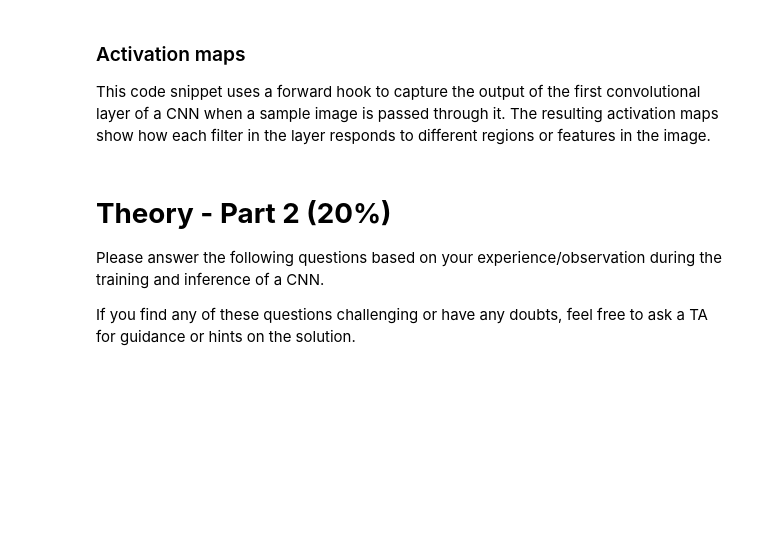
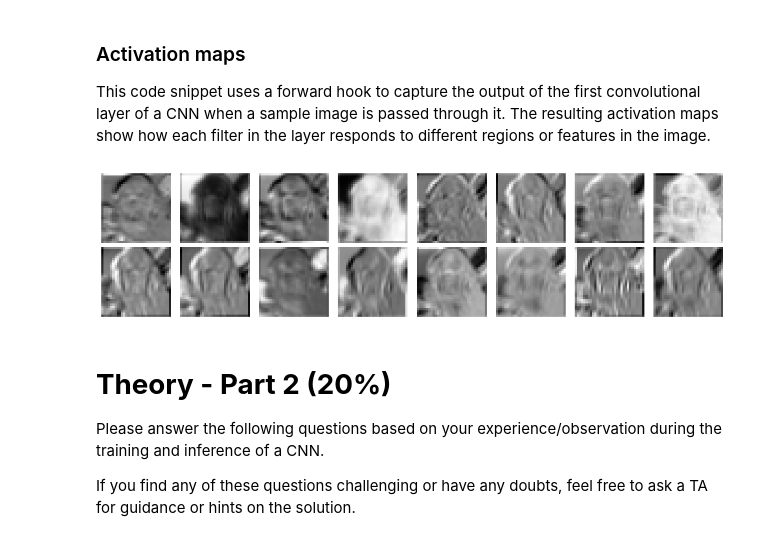
Before and after one commit to vita-epfl/DLAV-2025, a Jupyter notebook: graded_homework/hw1/CNN Exercise.ipynb, the cells around one changed output. Drawn from its saved outputs; the diff is of its cells as text; code cells hidden in the pictures; blank space fills up the shorter version.

```diff
--- a/graded_homework/hw1/CNN Exercise.ipynb
+++ b/graded_homework/hw1/CNN Exercise.ipynb
@@ -440,34 +434,36 @@ def get_activation(model, layer, x):
     hook.remove()
     return activation['output']
 
 data_iter = iter(trainloader)
 sample_images, sample_labels = next(data_iter)
 sample_img = sample_images[0].unsqueeze(0)
 
 # Get the feature maps after the first convolution (for example)
-activation = get_activation(net, net.features[0], sample_img)
+activation = get_activation(net, net.conv1, sample_img)
 
 # Visualize a few feature maps in RGB:
 def plot_feature_maps(feature_maps, n_cols=8):
     n_features = feature_maps.shape[1]
     n_rows = (n_features + n_cols - 1) // n_cols
     plt.figure(figsize=(n_cols * 1.5, n_rows * 1.5))
     for i in range(n_features):
         plt.subplot(n_rows, n_cols, i + 1)
         # Extract the i-th feature map from the first (and only) sample in the batch
         act = feature_maps[0, i, :, :]
         # Normalize the activation map to [0, 1]
         act_norm = (act - act.min()) / (act.max() - act.min() + 1e-8)
         # Repeat the single channel 3 times to form an RGB image
         act_rgb = act_norm.unsqueeze(0).repeat(3, 1, 1)
         plt.imshow(act_rgb.permute(1, 2, 0))
         plt.axis('off')
     plt.tight_layout()
     plt.show()
 
 plot_feature_maps(activation, n_cols=8)
 
 # Play with the index of the chosen sample to notice more patterns and answer the question
+# %% [output]
+[figure, added]
 # %% [markdown]
 # **Theory - Part 2 (20%)**
 
```
Also changed, not shown: parts of 5 cells of this notebook.
